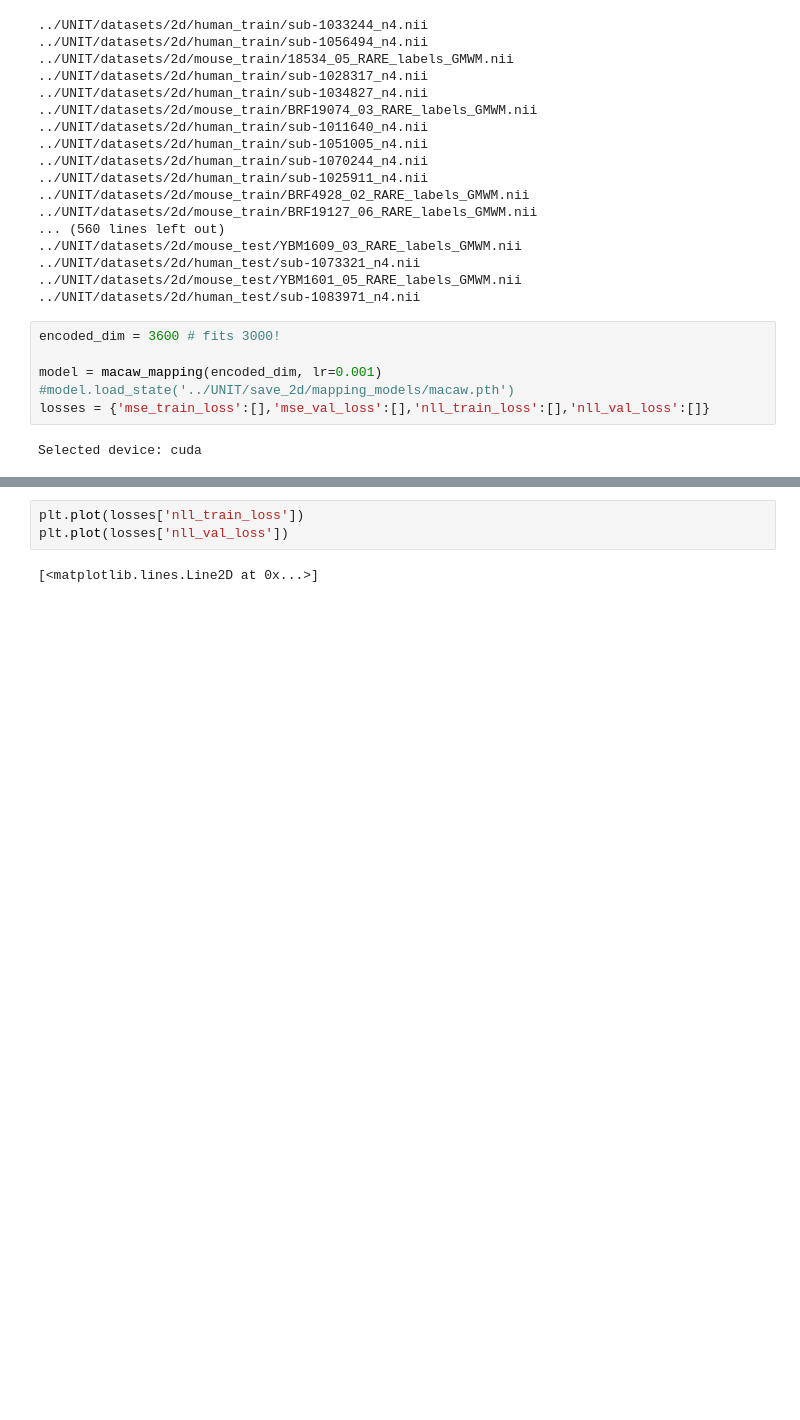
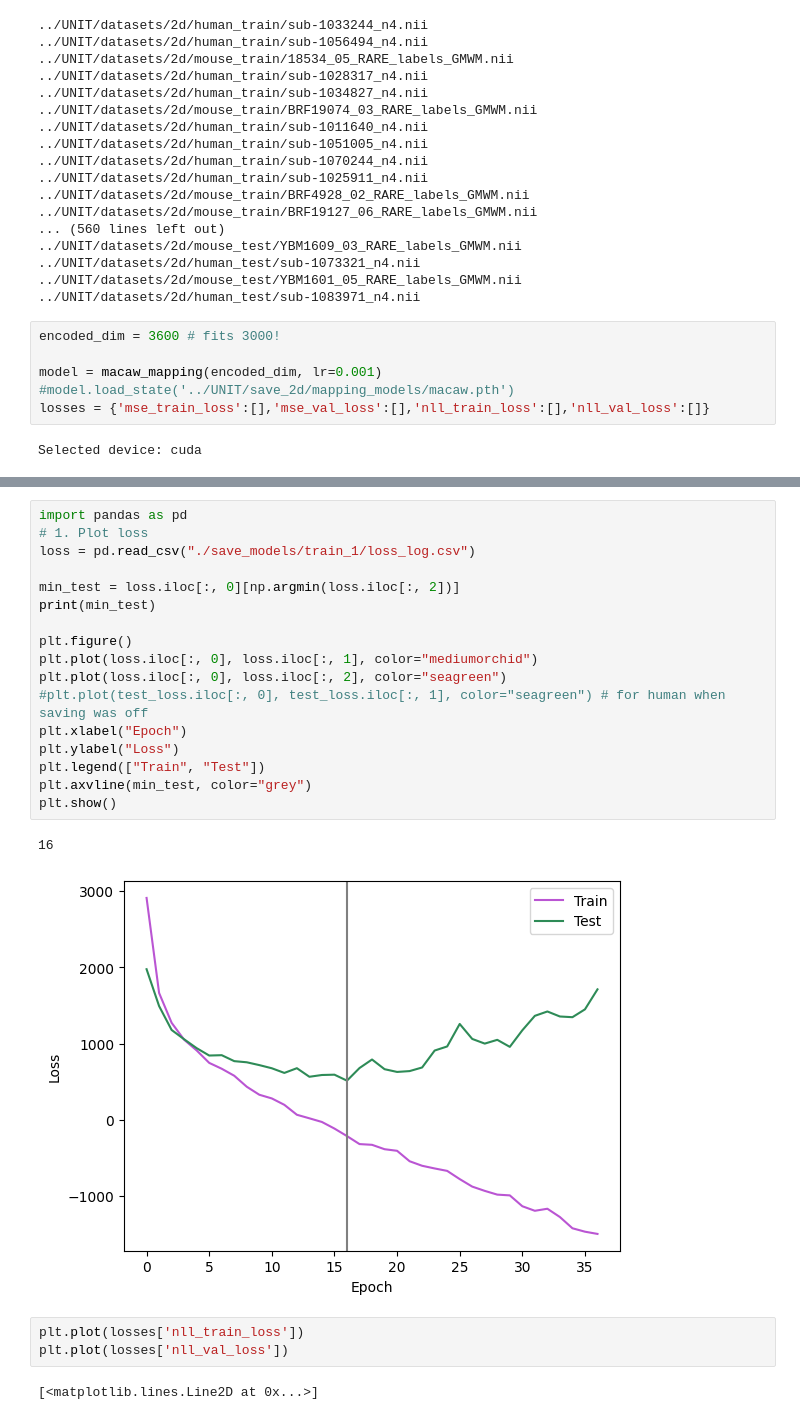
Before and after one commit to jessicabohm/macaw-2D, a Jupyter notebook: macaw_mapping.ipynb, the cells around one changed output, grey strips where cells are left out. Drawn from its saved outputs; the diff is of its cells as text; blank space fills up the shorter version.

```diff
--- a/macaw_mapping.ipynb
+++ b/macaw_mapping.ipynb
@@ -536,3 +543,23 @@ for epoch in (pbar := tqdm(range(500))):
+# %%
+import pandas as pd
+# 1. Plot loss
+loss = pd.read_csv("./save_models/train_1/loss_log.csv")
+
+min_test = loss.iloc[:, 0][np.argmin(loss.iloc[:, 2])]
+print(min_test)
+
+plt.figure()
+plt.plot(loss.iloc[:, 0], loss.iloc[:, 1], color="mediumorchid")
+plt.plot(loss.iloc[:, 0], loss.iloc[:, 2], color="seagreen")
+#plt.plot(test_loss.iloc[:, 0], test_loss.iloc[:, 1], color="seagreen") # for human when saving was off
+plt.xlabel("Epoch")
+plt.ylabel("Loss")
+plt.legend(["Train", "Test"])
+plt.axvline(min_test, color="grey")
+plt.show()
+# %% [output]
+16
+[figure, added]
 # %%
 plt.plot(losses['nll_train_loss'])
 plt.plot(losses['nll_val_loss'])
```
Also changed, not shown: parts of 3 cells of this notebook, 1 other file.
